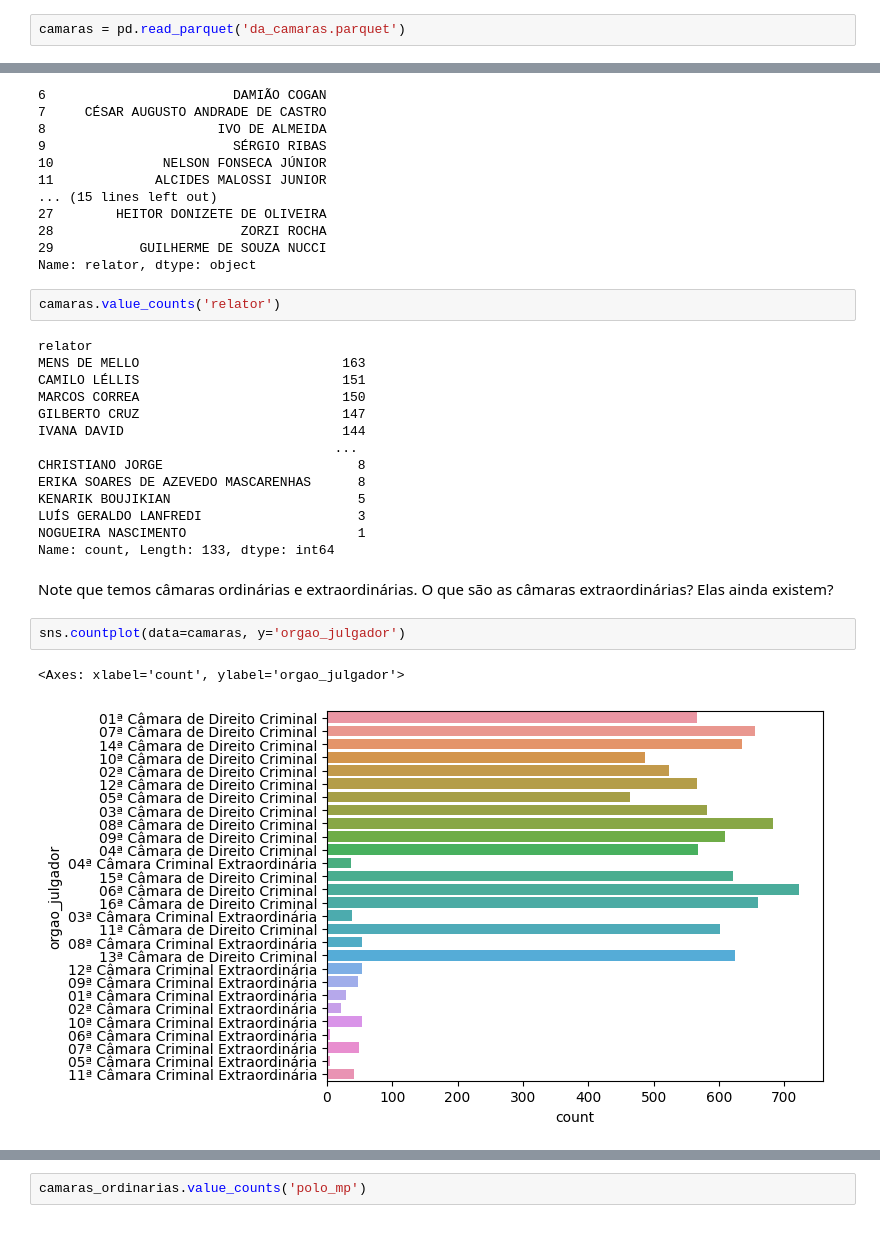
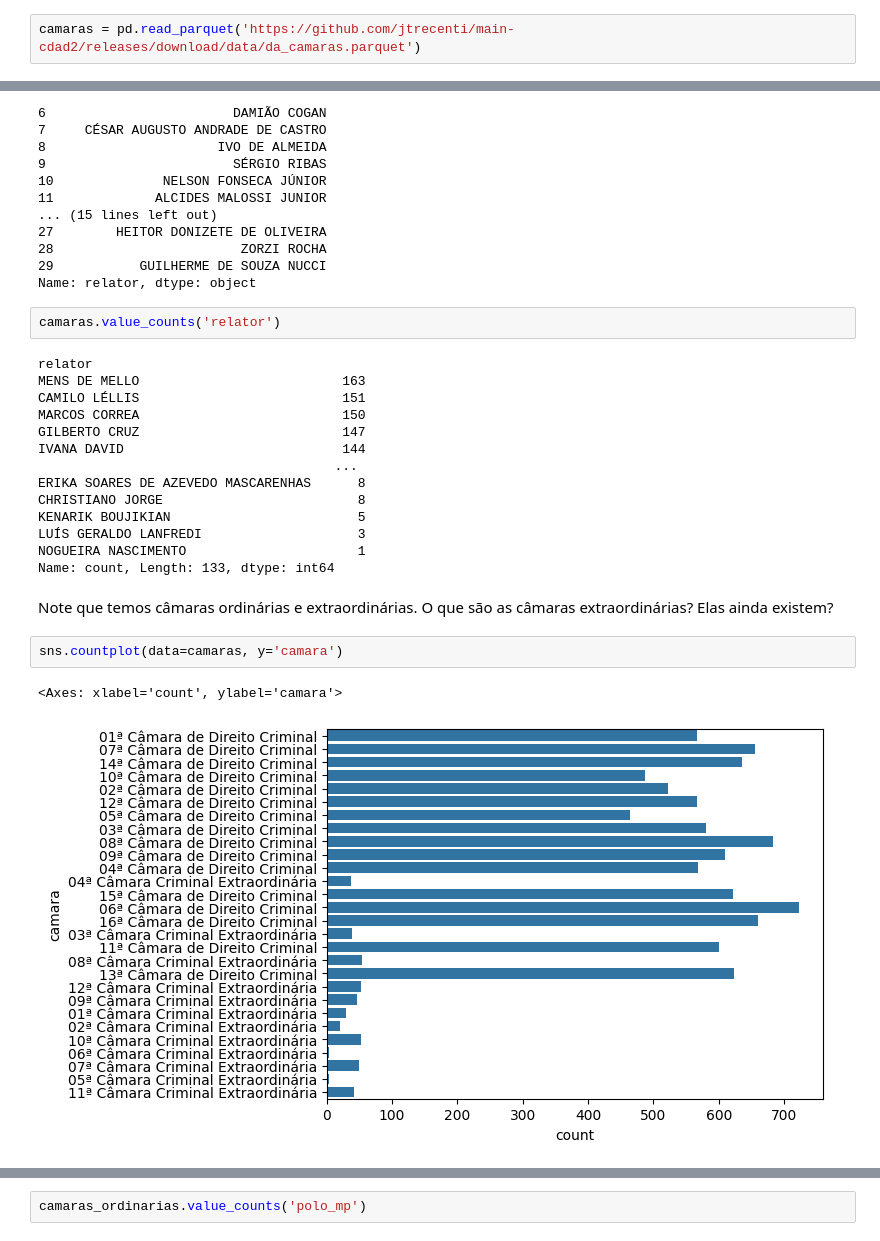
Before and after one commit to jtrecenti/main-cdad2, a Jupyter notebook: apostilas/01-tipos-variaveis/01-tipos-variaveis.ipynb, the cells around one changed output, grey strips where cells are left out. Cells and saved outputs as stored; diff of their text form.

```diff
--- a/apostilas/01-tipos-variaveis/01-tipos-variaveis.ipynb
+++ b/apostilas/01-tipos-variaveis/01-tipos-variaveis.ipynb
@@ -2,7 +2,7 @@
 import pandas as pd
 import seaborn as sns
 # %%
-camaras = pd.read_parquet('da_camaras.parquet')
+camaras = pd.read_parquet('https://github.com/jtrecenti/main-cdad2/releases/download/data/da_camaras.parquet')
 # %%
 camaras.info()
 # %% [output]
@@ -55,8 +53,8 @@ MARCOS CORREA                          150
 GILBERTO CRUZ                          147
 IVANA DAVID                            144
                                       ...
+ERIKA SOARES DE AZEVEDO MASCARENHAS      8
 CHRISTIANO JORGE                         8
-ERIKA SOARES DE AZEVEDO MASCARENHAS      8
 KENARIK BOUJIKIAN                        5
 LUÍS GERALDO LANFREDI                    3
 NOGUEIRA NASCIMENTO                      1
@@ -64,8 +62,8 @@ Name: count, Length: 133, dtype: int64
 # %% [markdown]
 Note que temos câmaras ordinárias e extraordinárias. O que são as câmaras extraordinárias? Elas ainda existem?
 # %%
-sns.countplot(data=camaras, y='orgao_julgador')
+sns.countplot(data=camaras, y='camara')
 # %% [output]
-<Axes: xlabel='count', ylabel='orgao_julgador'>
+<Axes: xlabel='count', ylabel='camara'>
-[figure, old version]
+[figure, new version]
 # %%
```
Also changed, not shown: parts of 7 cells of this notebook.
